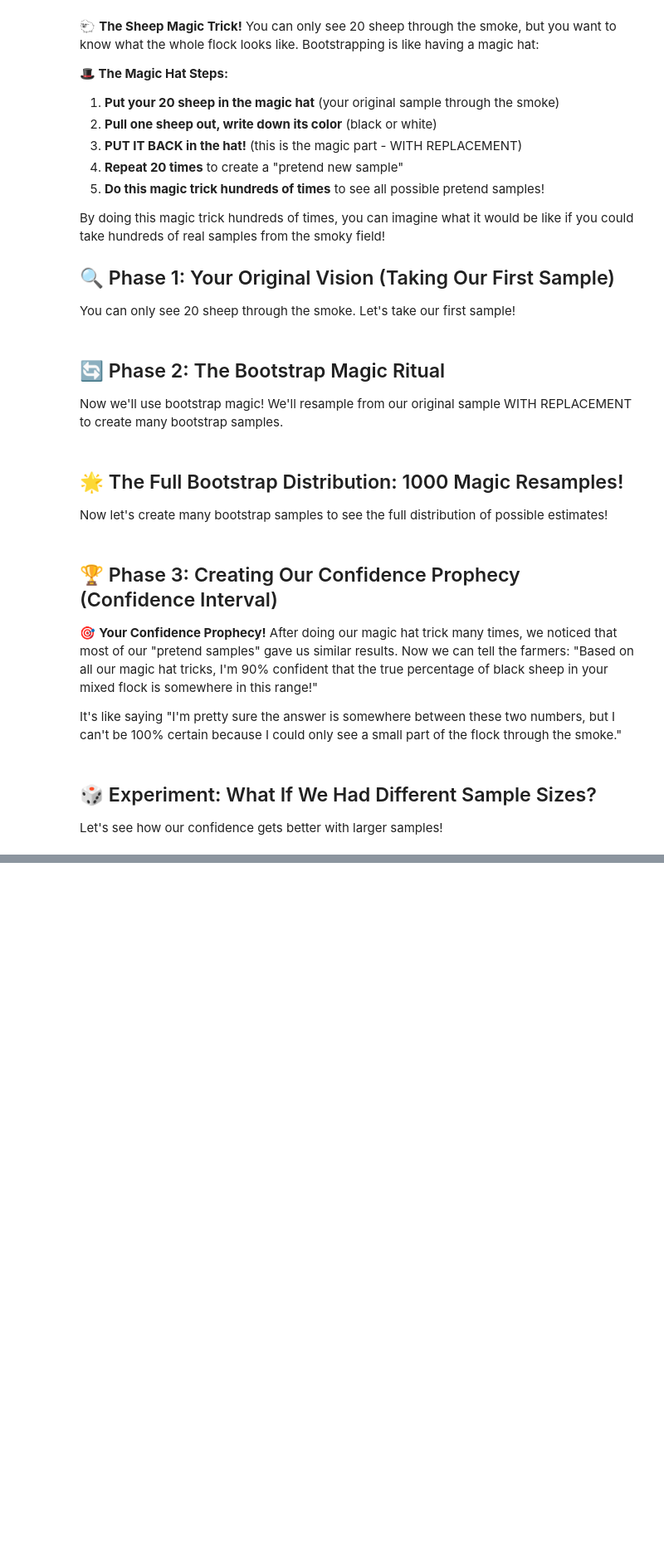
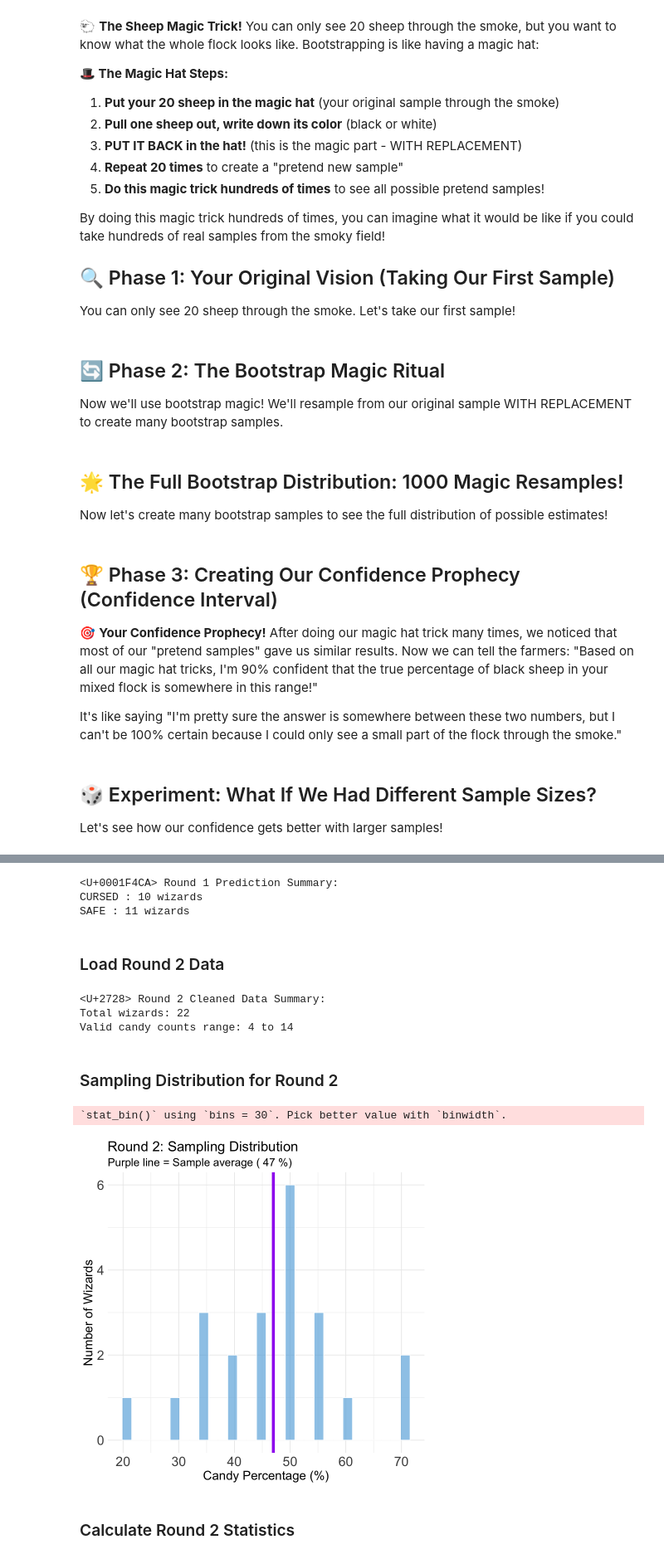
Before and after one commit to skysheng7/data_science_for_kids, a Jupyter notebook: docs/day04/solutions/day04_spell_solutions_nb.ipynb, the cells around one changed output, grey strips where cells are left out. Shown: that part at 83% size. Saved outputs shown, nothing was run; the diff lists cells and outputs as text; code cells hidden in the pictures; blank space fills up the shorter version.

```diff
--- a/docs/day04/solutions/day04_spell_solutions_nb.ipynb
+++ b/docs/day04/solutions/day04_spell_solutions_nb.ipynb
@@ -947,0 +1153,80 @@ ggplot(ci_results, aes(x = factor(sample_size))) +
+# %%
+# 📊 Analyze the predictions made by wizards in Round 1
+round1_with_predictions <- round1_clean %>%
+  mutate(
+    predicted_answer = case_when(
+      grepl("SAFE", decision, ignore.case = TRUE) ~ "SAFE",
+      grepl("CURSED", decision, ignore.case = TRUE) ~ "CURSED",
+      TRUE ~ "UNKNOWN"
+    )
+  )
+
+# Count SAFE vs CURSED predictions
+round1_summary <- round1_with_predictions %>%
+  count(predicted_answer) %>%
+  filter(predicted_answer %in% c("SAFE", "CURSED"))
+
+cat("📊 Round 1 Prediction Summary:\n")
+for(i in seq_len(nrow(round1_summary))) {
+  cat(round1_summary$predicted_answer[i], ":", round1_summary$n[i], "wizards\n")
+}
+
+# Show individual results
+#cat("\n🧙‍♀️ Individual Wizard Results (Round 1):\n")
+#for(i in seq_len(nrow(round1_with_predictions))) {
+#  cat("⭐", round1_with_predictions$wizard_name[i], "- Found",
+#      round1_with_predictions$candy_count[i], "candies (",
+#      round(round1_with_predictions$candy_percentage[i], 1), "%) - Predicted:",
+#      round1_with_predictions$predicted_answer[i], "\n")
+#}
+# %% [output]
+<U+0001F4CA> Round 1 Prediction Summary:
+CURSED : 10 wizards
+SAFE : 11 wizards
+# %% [markdown]
+### Load Round 2 Data
+# %%
+# 💡 Load Round 2 candy count data
+round2_data <- read.csv("../datasets/candy_round2.csv")
+
+MAX_CANDIES_PER_BAG <- 20
+
+# Clean Round 2 dataset using the same function
+round2_clean <- clean_candy_data(round2_data, "Round 2", candy_max = MAX_CANDIES_PER_BAG)
+# Remove wizards with very low candy counts for better analysis
+round2_clean <- round2_clean[which(round2_clean$candy_count > 1),]
+
+cat("\n✨ Round 2 Cleaned Data Summary:\n")
+cat("Total wizards:", nrow(round2_clean), "\n")
+cat("Valid candy counts range:", min(round2_clean$candy_count), "to", max(round2_clean$candy_count), "\n")
+# %% [output]
+<U+2728> Round 2 Cleaned Data Summary:
+Total wizards: 22
+Valid candy counts range: 4 to 14
+# %% [markdown]
+### Sampling Distribution for Round 2
+# %%
+# 📊 Create a histogram showing everyone's candy percentages from Round 2
+round2_avg <- mean(round2_clean$candy_percentage)
+
+hist_round2 <- ggplot(round2_clean, aes(x = candy_percentage)) +
+  geom_histogram(fill = "#6cb2e0", color = "white", alpha = 0.7) +
+  geom_vline(xintercept = round2_avg, color = "purple", linewidth = 2) +
+  labs(
+    title = "Round 2: Sampling Distribution",
+    subtitle = paste("Purple line = Sample average (", round(round2_avg, 1), "%)"),
+    x = "Candy Percentage (%)",
+    y = "Number of Wizards"
+  ) +
+  theme_minimal() +
+  theme(text = element_text(size = 16),
+        plot.title = element_text(size = 20),
+        axis.title = element_text(size = 18),
+        axis.text = element_text(size = 19))
+
+print(hist_round2)
+# %% [output]
+`stat_bin()` using `bins = 30`. Pick better value with `binwidth`.
+[figure, added]
+# %% [markdown]
+### Calculate Round 2 Statistics
```
Also changed, not shown: parts of 46 cells of this notebook, 3 other files.
